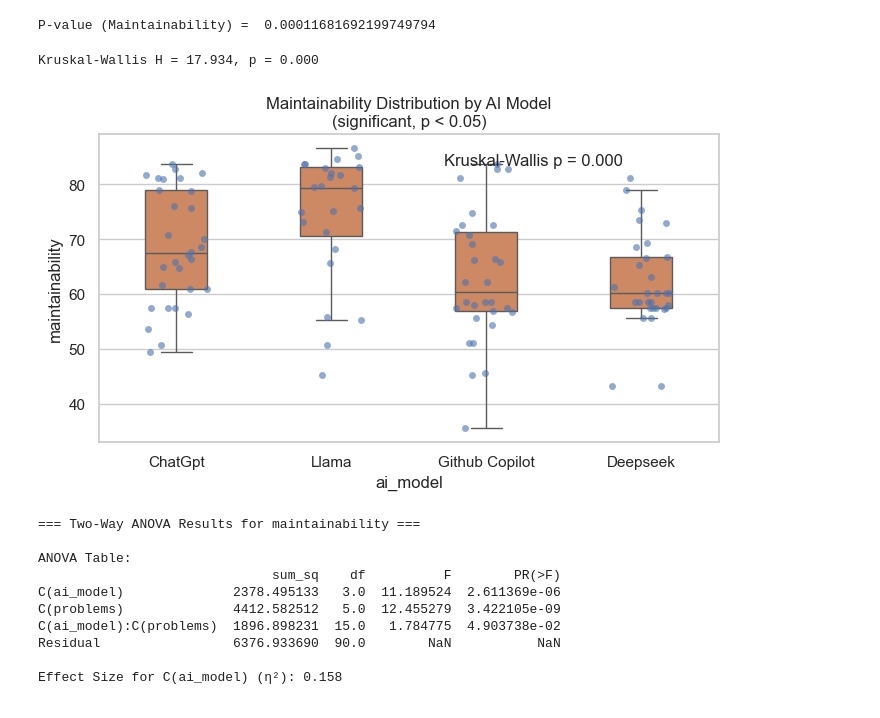
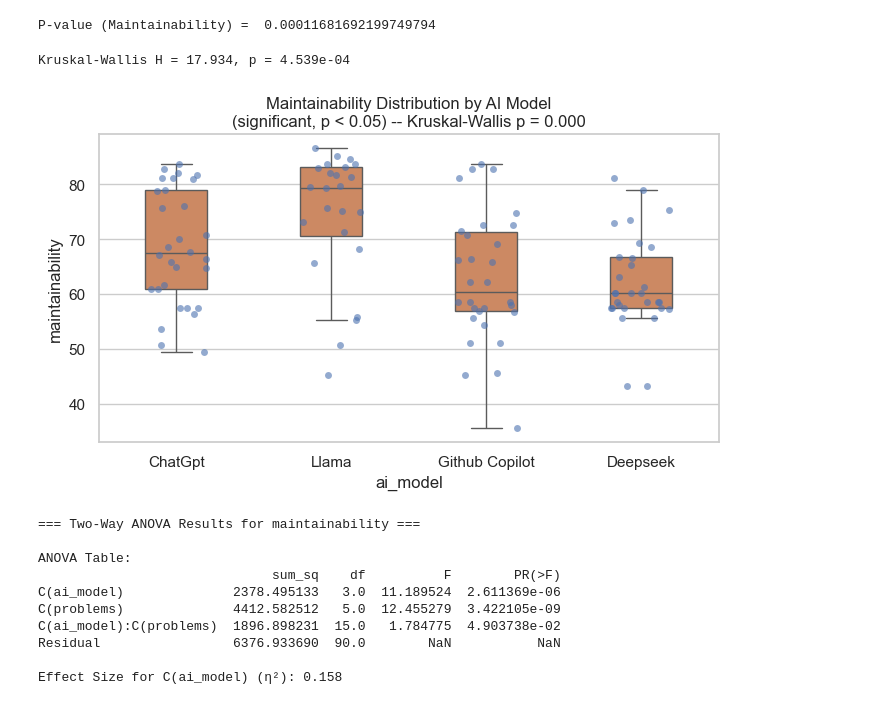
Before and after one commit to rajvi-collab/ANOVA_analysis_LLMs, a Jupyter notebook: Anova_Analysis.ipynb, the cells around one changed output. Cells and saved outputs as stored; diff of their text form; code cells hidden in the pictures.

```diff
--- a/Anova_Analysis.ipynb
+++ b/Anova_Analysis.ipynb
@@ -716,18 +715,17 @@ P-value (Maintainability) =  0.00011681692199749794
 groups = [df[df['ai_model']==model]['maintainability']
           for model in df['ai_model'].unique()]
 h_stat, p_val = kruskal(*groups)
-print(f"Kruskal-Wallis H = {h_stat:.3f}, p = {p_val:.3f}")
+print(f"Kruskal-Wallis H = {h_stat:.3f}, p = {p_val:.3e}")
 # %% [output]
-Kruskal-Wallis H = 17.934, p = 0.000
+Kruskal-Wallis H = 17.934, p = 4.539e-04
 # %%
 plt.figure(figsize=(8,4))
 sns.stripplot(x='ai_model', y='maintainability', data=df, jitter=0.2, alpha=0.6)
 sns.boxplot(x='ai_model', y='maintainability', data=df, showfliers=False, width=0.4)
-plt.title("Maintainability Distribution by AI Model\n(significant, p < 0.05)")
-plt.text(0.7, 0.9, "Kruskal-Wallis p = 0.000", ha='center', transform=plt.gca().transAxes)
+plt.title("Maintainability Distribution by AI Model\n(significant, p < 0.05) -- Kruskal-Wallis p = 0.000")
 plt.show()
 # %% [output]
-[figure, old version]
+[figure, new version]
 # %%
 two_way_anova(df, 'maintainability')
 # %% [output]
```
Also changed, not shown: parts of 6 cells of this notebook.
